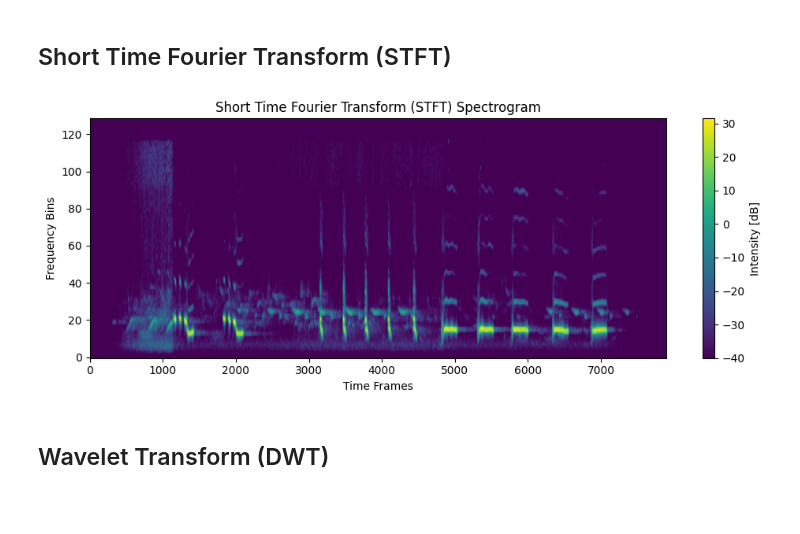
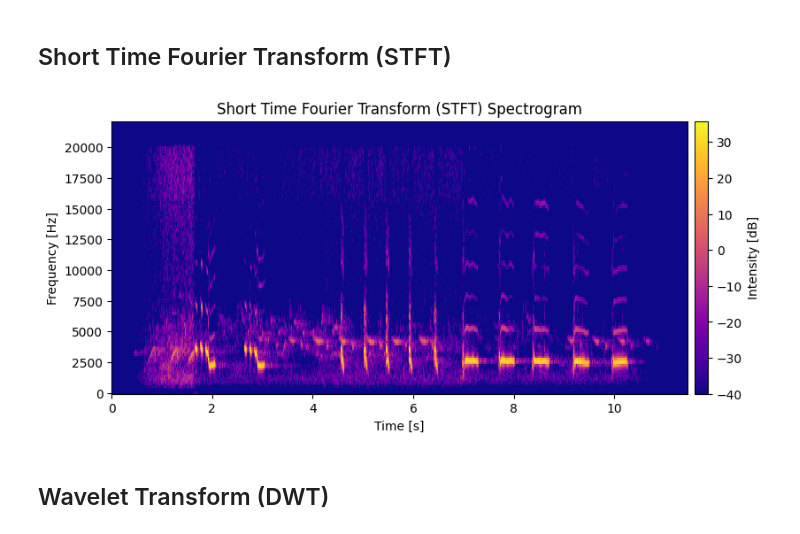
Before and after one commit to NJurquet/spectrobird, a Jupyter notebook: bird_songs_analysis.ipynb, the cells around one changed output. Cells and saved outputs as stored; diff of their text form; code cells hidden in the pictures; blank space fills up the shorter version.

Commit message:
Fix STFT graph and frequency axis

```diff
--- a/bird_songs_analysis.ipynb
+++ b/bird_songs_analysis.ipynb
@@ -17,8 +17,8 @@ wav_files = sorted(bird_songs_dir.glob("*.wav"))
 if not wav_files:
     print("No .wav files found in", bird_songs_dir)
 else:
-    audio_list = []
-    durations = []
+    audio_list: list[tuple[str, int, np.ndarray]] = []
+    durations: list[float] = []
     for path in wav_files:
         with wave.open(str(path), "rb") as wf:
             nchannels = wf.getnchannels()  # 1 for mono, 2 for stereo
@@ -38,6 +38,9 @@ else:
             data = data.reshape(-1, nchannels).mean(axis=1)
         print(f"{path.name} : {nframes} samples at {sr} Hz")
 
+        # Normalize amplitude for consistent vertical scale
+        data = data / (np.max(np.abs(data)) + 1e-12)
+
         audio_list.append((path.name, sr, data))
         durations.append(len(data) / float(sr))
 
@@ -53,10 +56,8 @@ else:
             axes = [axes]
 
         for ax, (fname, sr, data) in zip(axes, audio_list):
-            times = np.arange(len(data)) / float(sr)
-            # Normalize each track for consistent vertical scale
-            data_norm = data / (np.max(np.abs(data)) + 1e-12)
-            ax.plot(times, data_norm, linewidth=0.7)
+            times = np.arange(len(data)) / sr
+            ax.plot(times, data, linewidth=0.7)
             ax.set_ylabel(fname, rotation=0, labelpad=90, va="center", fontsize=9)
             ax.set_ylim(-1.05, 1.05)
             ax.grid(True, linestyle=":", linewidth=0.4)
@@ -87,23 +88,24 @@ tourterelle.wav : 586752 samples at 44100 Hz
 # %%
 WINDOW_SIZE = 256
 OVERLAP = 0.75
 HOP_SIZE = int(WINDOW_SIZE * (1 - OVERLAP))
 
 w = scipy.signal.windows.hann(WINDOW_SIZE)
 SFT = scipy.signal.ShortTimeFFT(w, hop=HOP_SIZE, fs=sr)
 SFT.stft(audio_list[0][2])  # Example on first audio file
 Sx2 = SFT.spectrogram(audio_list[0][2])
 Sx_dB = 10 * np.log10(np.fmax(Sx2, 1e-4))  # limit range to -40 dB
+sft_freqs = SFT.f  # Hz
+sft_times = SFT.t(len(audio_list[0][2]))  # seconds
 
 plt.figure(figsize=(10, 4))
-plt.imshow(Sx_dB, aspect="auto", origin="lower", cmap="viridis")
-plt.colorbar(label="Intensity [dB]")
+im = plt.pcolormesh(sft_times, sft_freqs, Sx_dB, cmap="plasma")
+plt.colorbar(im, pad=0.01, label="Intensity [dB]")
 plt.title("Short Time Fourier Transform (STFT) Spectrogram")
-plt.xlabel("Time Frames")
-plt.ylabel("Frequency Bins")
-plt.tight_layout()
+plt.xlabel("Time [s]")
+plt.ylabel("Frequency [Hz]")
 plt.show()
 # %% [output]
-[figure, old version]
+[figure, new version]
 # %% [markdown]
 ## Wavelet Transform (DWT)
```
